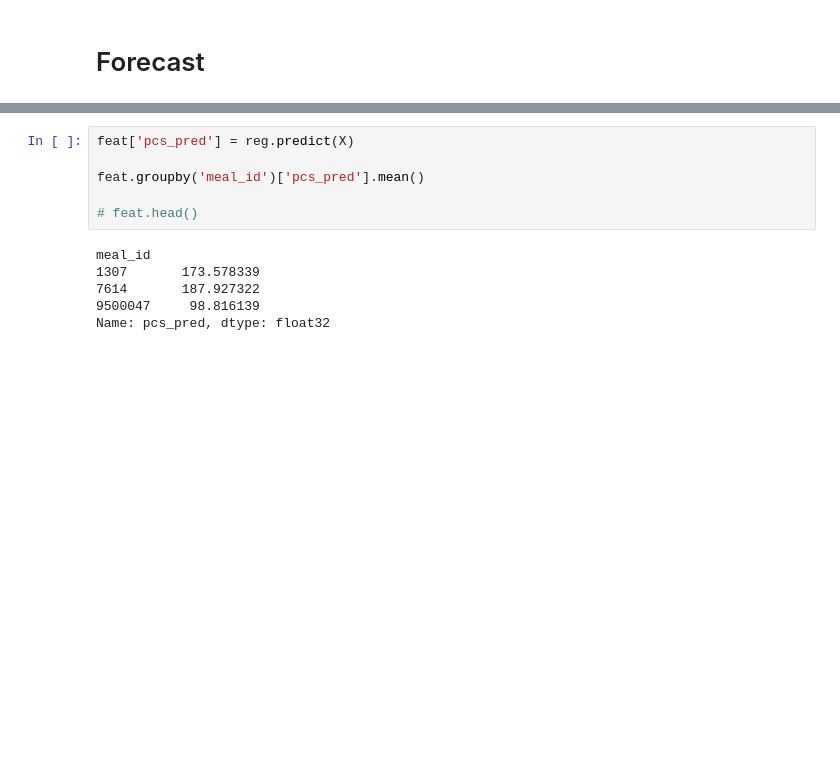
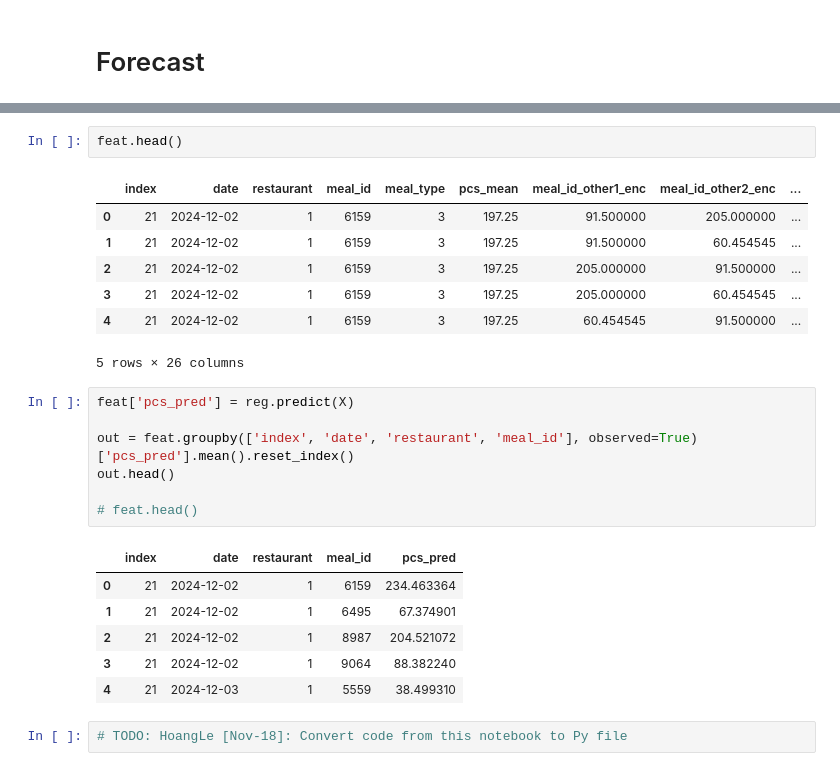
Before and after one commit to Food-Waste-Optimization/Food-Waste-Optimization, a Jupyter notebook: notebooks/phase_4/2_foreacast_pieces_per_dish/3_predict.ipynb, the cells around one changed output, grey strips where cells are left out. Drawn from its saved outputs; the diff is of its cells as text; blank space fills up the shorter version.

```diff
--- a/notebooks/phase_4/2_foreacast_pieces_per_dish/3_predict.ipynb
+++ b/notebooks/phase_4/2_foreacast_pieces_per_dish/3_predict.ipynb
@@ -202,12 +279,26 @@ X.head()
+# %%
+feat.head()
+# %% [output]
+|  | index | date | restaurant | meal_id | meal_type | pcs_mean | meal_id_other1_enc | meal_id_other2_enc | ... |
+| 0 | 21 | 2024-12-02 | 1 | 6159 | 3 | 197.25 | 91.500000 | 205.000000 | ... |
+| 1 | 21 | 2024-12-02 | 1 | 6159 | 3 | 197.25 | 91.500000 | 60.454545 | ... |
+| 2 | 21 | 2024-12-02 | 1 | 6159 | 3 | 197.25 | 205.000000 | 91.500000 | ... |
+| 3 | 21 | 2024-12-02 | 1 | 6159 | 3 | 197.25 | 205.000000 | 60.454545 | ... |
+| 4 | 21 | 2024-12-02 | 1 | 6159 | 3 | 197.25 | 60.454545 | 91.500000 | ... |
+5 rows × 26 columns
 # %%
 feat['pcs_pred'] = reg.predict(X)
 
-feat.groupby('meal_id')['pcs_pred'].mean()
+out = feat.groupby(['index', 'date', 'restaurant', 'meal_id'], observed=True)['pcs_pred'].mean().reset_index()
+out.head()
 
 # feat.head()
 # %% [output]
-meal_id
-1307       173.578339
-7614       187.927322
-9500047     98.816139
-Name: pcs_pred, dtype: float32
+|  | index | date | restaurant | meal_id | pcs_pred |
+| 0 | 21 | 2024-12-02 | 1 | 6159 | 234.463364 |
+| 1 | 21 | 2024-12-02 | 1 | 6495 | 67.374901 |
+| 2 | 21 | 2024-12-02 | 1 | 8987 | 204.521072 |
+| 3 | 21 | 2024-12-02 | 1 | 9064 | 88.382240 |
+| 4 | 21 | 2024-12-03 | 1 | 5559 | 38.499310 |
+# %%
+# TODO: HoangLe [Nov-18]: Convert code from this notebook to Py file
```
Also changed, not shown: parts of 10 cells of this notebook, 1 other file.
